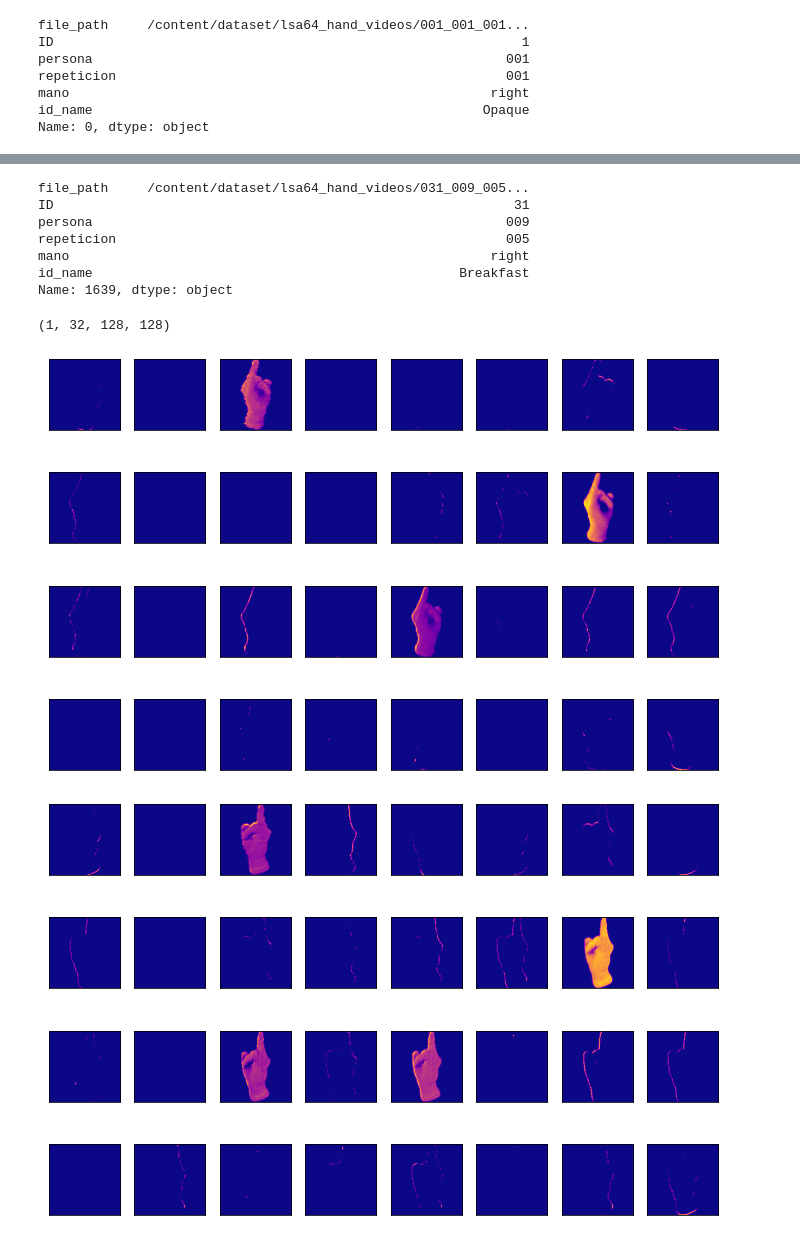
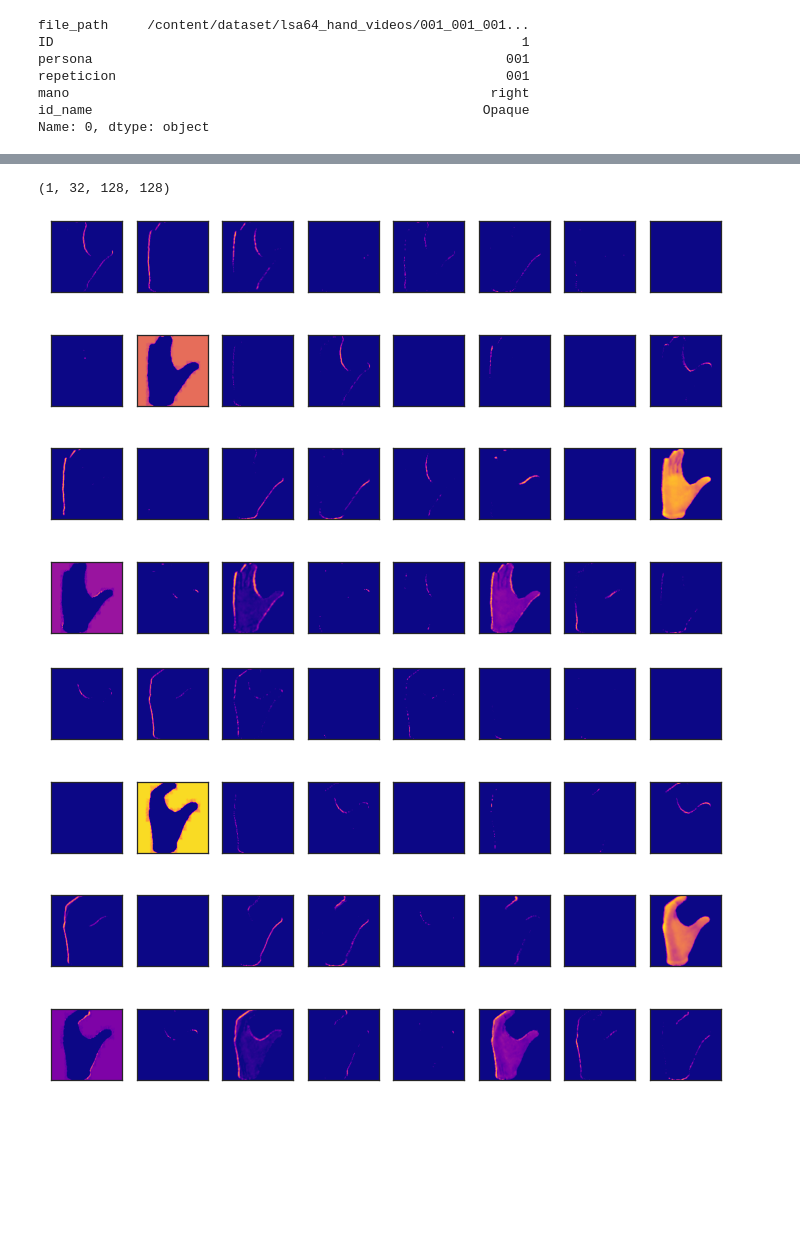
Before and after one commit to ffelicioni/conv3d_video, a Jupyter notebook: clasificar_hands_one_leave.ipynb, the cells around one changed output, grey strips where cells are left out. Saved outputs shown, nothing was run; the diff lists cells and outputs as text; code cells hidden in the pictures; blank space fills up the shorter version.

```diff
--- a/clasificar_hands_one_leave.ipynb
+++ b/clasificar_hands_one_leave.ipynb
@@ -569,8 +461,9 @@ array([[ 5,  0,  0, ...,  0,  0,  0],
 # %%
-plt.figure(figsize=(6,4))
-
+sns.set(rc={"figure.figsize":(6, 4)})
+sns.set_style("ticks")
 plt.plot(model_training_history.history['accuracy'])
 plt.plot(model_training_history.history['val_accuracy'])
+sns.set_style("ticks")
 plt.legend(['train_acc','val_acc'])
 # %% [output]
 <matplotlib.legend.Legend at 0x...>
@@ -578,8 +471,7 @@ plt.legend(['train_acc','val_acc'])
 # %%
-plt.figure(figsize=(6,4))
-
 plt.plot(model_training_history.history['loss'])
 plt.plot(model_training_history.history['val_loss'])
+sns.set_style("ticks")
 plt.legend(['train_loss','val_loss'])
 # %% [output]
 <matplotlib.legend.Legend at 0x...>
@@ -691,19 +573,9 @@ Name: 1638, dtype: object
-# %%
-df_train_batch.loc[1639]
-# %% [output]
-file_path     /content/dataset/lsa64_hand_videos/031_009_005...
-ID                                                           31
-persona                                                     009
-repeticion                                                  005
-mano                                                      right
-id_name                                               Breakfast
-Name: 1639, dtype: object
 # %%
-ejemplo=pd.DataFrame(df_train_batch.loc[1639]).T
+ejemplo=pd.DataFrame(df_train_batch.loc[0]).T
 XR=load_data_from_tf(ejemplo,"train_data")
 XR.shape
 
-ejemplo=pd.DataFrame(df_train_batch.loc[1638]).T
+ejemplo=pd.DataFrame(df_train_batch.loc[1]).T
 XL=load_data_from_tf(ejemplo,"train_data")
 XL.shape
 # %% [output]
@@ -724,29 +596,29 @@ for _ in range(cols):
 		ax.set_xticks([])
 		ax.set_yticks([])
 		# plot filter channel in grayscale
-		pyplot.imshow(feature_maps[0, 0, :,:, ix-1], cmap='plasma')
+		pyplot.imshow(feature_maps[0, 2, :,:, ix-1], cmap='plasma')
 		ix += 1
 # show the figure
 pyplot.show()
 # %% [output]
-[figure, old version]
+[figure, new version]
 # %%
 feature_maps = visualization_model.predict(XL)
 rows,cols = 4,8
 f,ax=plt.subplots(rows,cols,figsize=(rows*3,cols*1))
 
 # plot all 64 maps in an 8x8 squares
 ix = 1
 for _ in range(cols):
 	for _ in range(rows):
 		# specify subplot and turn of axis
 		ax = pyplot.subplot(rows,cols, ix)
 		ax.set_xticks([])
 		ax.set_yticks([])
 		# plot filter channel in grayscale
-		pyplot.imshow(feature_maps[0, 0, :,:, ix-1], cmap='plasma')
+		pyplot.imshow(feature_maps[0, 2, :,:, ix-1], cmap='plasma')
 		ix += 1
 # show the figure
 pyplot.show()
 # %% [output]
-[figure, old version]
+[figure, new version]
```
Also changed, not shown: parts of 51 cells of this notebook.
